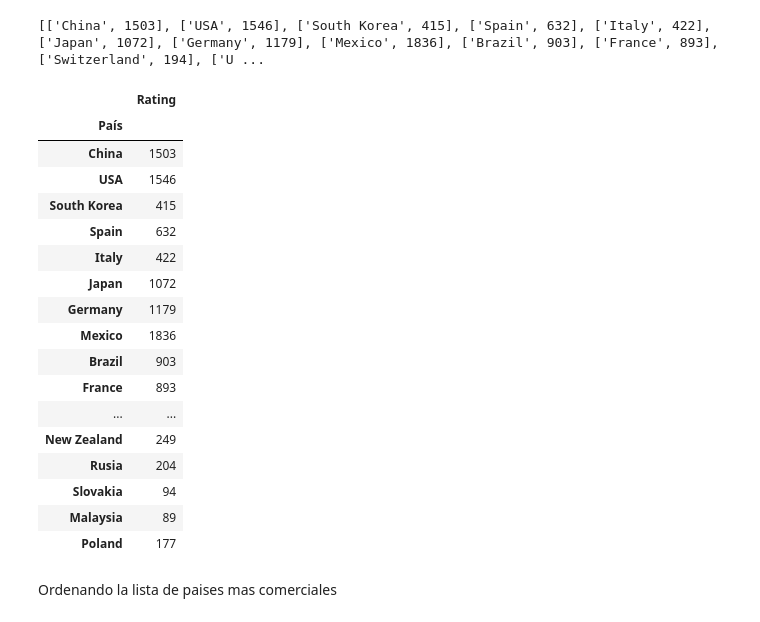
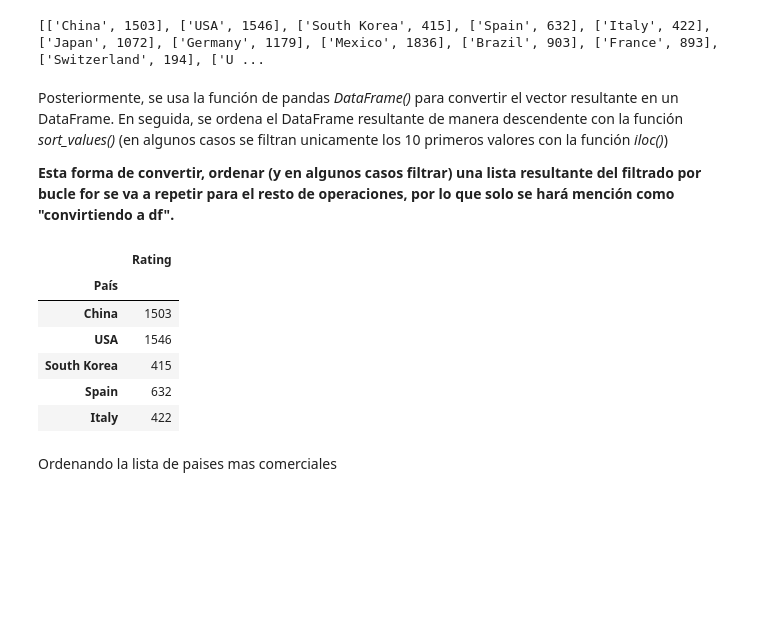
Before and after one commit to josue-islas/EmTech_2, a Jupyter notebook: Notebooks/ISLAS_GASRCILAZO_JOSUE_SABDIEL_PROYECTO.ipynb, the cells around one changed output. Cells and saved outputs as stored; diff of their text form; code cells hidden in the pictures; blank space fills up the shorter version.

```diff
--- a/Notebooks/ISLAS_GASRCILAZO_JOSUE_SABDIEL_PROYECTO.ipynb
+++ b/Notebooks/ISLAS_GASRCILAZO_JOSUE_SABDIEL_PROYECTO.ipynb
@@ -101,29 +120,22 @@ destinos_array = []
 print(destinos_array)
 # %% [output]
 [['China', 1503], ['USA', 1546], ['South Korea', 415], ['Spain', 632], ['Italy', 422], ['Japan', 1072], ['Germany', 1179], ['Mexico', 1836], ['Brazil', 903], ['France', 893], ['Switzerland', 194], ['U ...
+# %% [markdown]
+Posteriormente, se usa la función de pandas *DataFrame()* para convertir el vector resultante en un DataFrame. En seguida, se ordena el DataFrame resultante de manera descendente con la función *sort_values()* (en algunos casos se filtran unicamente los 10 primeros valores con la función *iloc()*)
+
+**Esta forma de convertir, ordenar (y en algunos casos filtrar) una lista resultante del filtrado por bucle for se va a repetir para el resto de operaciones, por lo que solo se hará mención como "convirtiendo a df".**
 # %%
 df_destinos = pd.DataFrame(destinos_array, columns=['País', 'Rating'])
 df_destinos.set_index('País', inplace=True)
-display(df_destinos)
+df_destinos.head()
 # %% [output]
 |  | Rating |
 | País |  |
 | China | 1503 |
 | USA | 1546 |
 | South Korea | 415 |
 | Spain | 632 |
 | Italy | 422 |
-| Japan | 1072 |
-| Germany | 1179 |
-| Mexico | 1836 |
-| Brazil | 903 |
-| France | 893 |
-| ... | ... |
-| New Zealand | 249 |
-| Rusia | 204 |
-| Slovakia | 94 |
-| Malaysia | 89 |
-| Poland | 177 |
 # %% [markdown]
 Ordenando la lista de paises mas comerciales
 # %%
```
Also changed, not shown: parts of 27 cells of this notebook.
